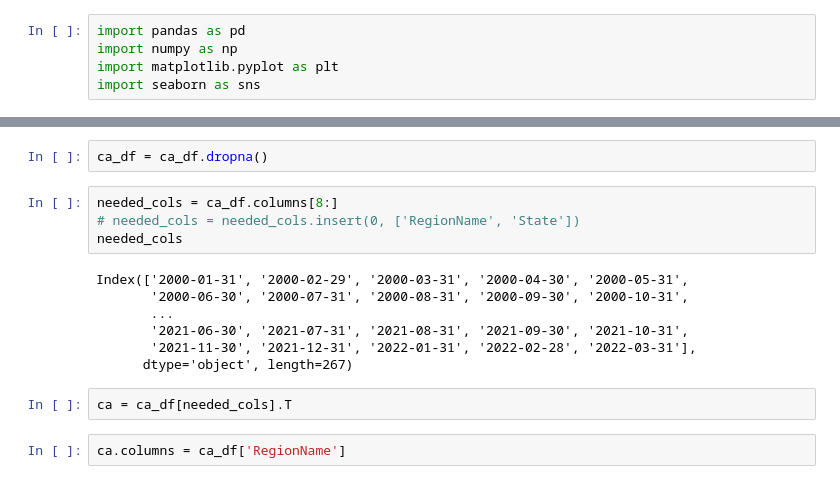
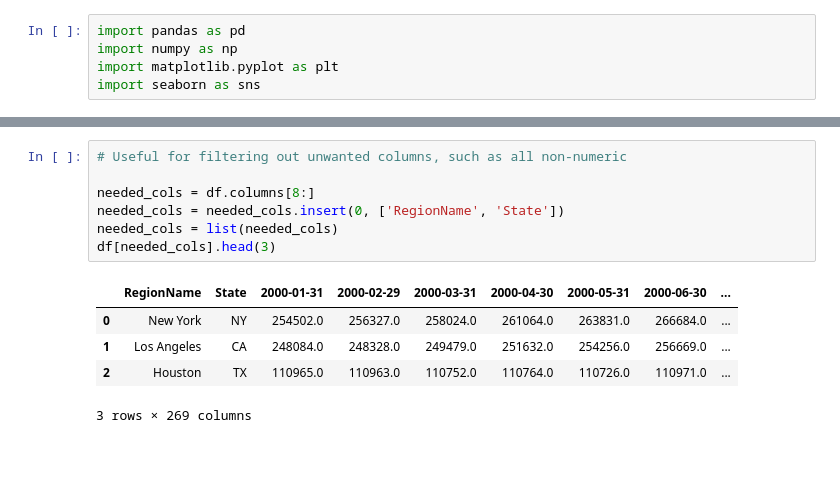
Before and after one commit to sayerjk/realestate-calc, a Jupyter notebook: DS_520_RealEstateCalculator_sjk_v01.ipynb, the cells around one changed output, grey strips where cells are left out. Saved outputs shown, nothing was run; the diff lists cells and outputs as text; blank space fills up the shorter version.

Commit message:
sns updates, function updates for city and state selection

```diff
--- a/DS_520_RealEstateCalculator_sjk_v01.ipynb
+++ b/DS_520_RealEstateCalculator_sjk_v01.ipynb
@@ -57,17 +24,13 @@ ca_df.loc[ca_df['RegionName'] == 'Yucaipa']
-# %%
-ca_df = ca_df.dropna()
 # %%
-needed_cols = ca_df.columns[8:]
-# needed_cols = needed_cols.insert(0, ['RegionName', 'State'])
-needed_cols
+# Useful for filtering out unwanted columns, such as all non-numeric
+
+needed_cols = df.columns[8:]
+needed_cols = needed_cols.insert(0, ['RegionName', 'State'])
+needed_cols = list(needed_cols)
+df[needed_cols].head(3)
 # %% [output]
+|  | RegionName | State | 2000-01-31 | 2000-02-29 | 2000-03-31 | 2000-04-30 | 2000-05-31 | 2000-06-30 | ... |
+| 0 | New York | NY | 254502.0 | 256327.0 | 258024.0 | 261064.0 | 263831.0 | 266684.0 | ... |
+| 1 | Los Angeles | CA | 248084.0 | 248328.0 | 249479.0 | 251632.0 | 254256.0 | 256669.0 | ... |
+| 2 | Houston | TX | 110965.0 | 110963.0 | 110752.0 | 110764.0 | 110726.0 | 110971.0 | ... |
-Index(['2000-01-31', '2000-02-29', '2000-03-31', '2000-04-30', '2000-05-31',
-       '2000-06-30', '2000-07-31', '2000-08-31', '2000-09-30', '2000-10-31',
-       ...
-       '2021-06-30', '2021-07-31', '2021-08-31', '2021-09-30', '2021-10-31',
-       '2021-11-30', '2021-12-31', '2022-01-31', '2022-02-28', '2022-03-31'],
-      dtype='object', length=267)
+3 rows × 269 columns
-# %%
-ca = ca_df[needed_cols].T
-# %%
-ca.columns = ca_df['RegionName']
```
Also changed, not shown: parts of 15 cells of this notebook, 3 other files.
